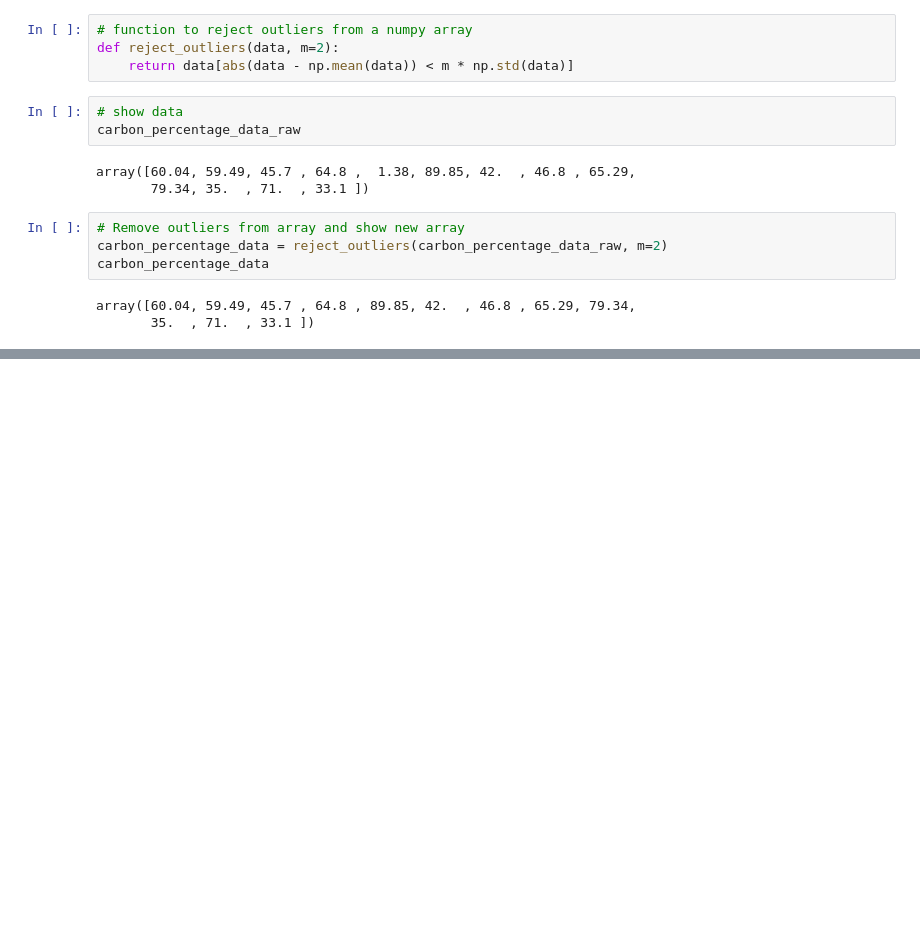
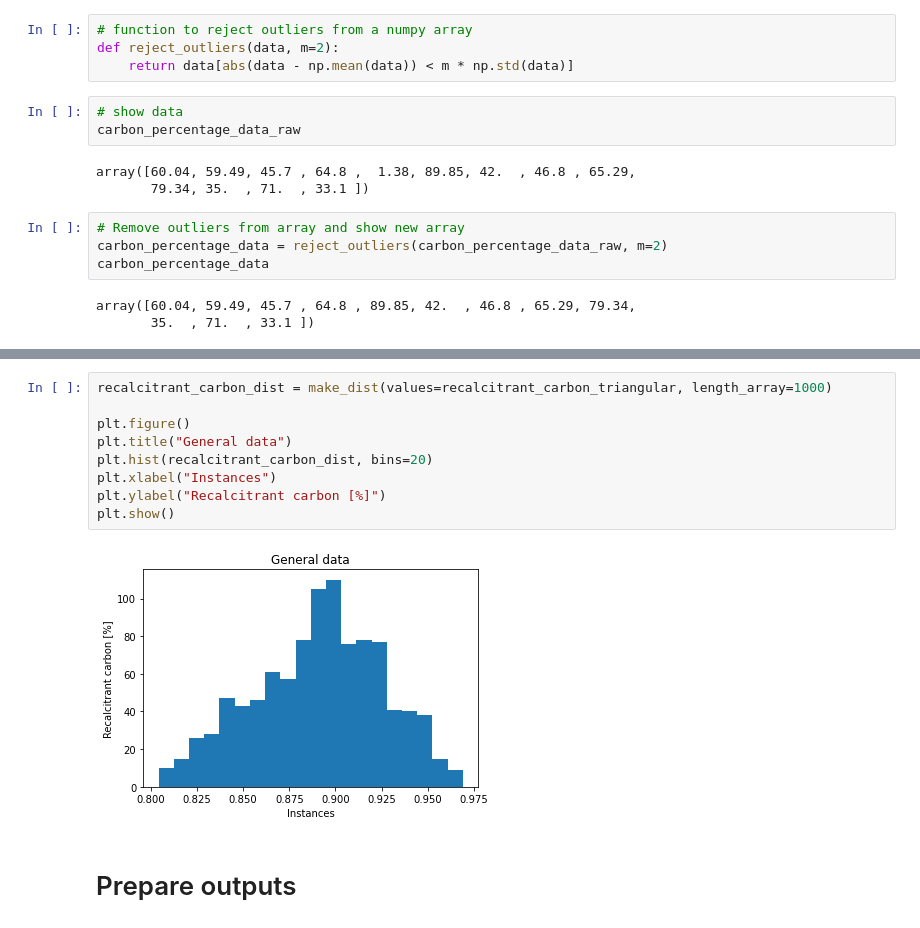
Before and after one commit to SimonAscher/Gasification_LCA_TEA, a Jupyter notebook: analysis/preliminary/biochar_properties/biochar_properties.ipynb, the cells around one changed output, grey strips where cells are left out. Drawn from its saved outputs; the diff is of its cells as text; blank space fills up the shorter version.

```diff
--- a/analysis/preliminary/biochar_properties/biochar_properties.ipynb
+++ b/analysis/preliminary/biochar_properties/biochar_properties.ipynb
@@ -43,0 +143,13 @@ recalcitrant_carbon_fraction_data
+# %%
+recalcitrant_carbon_dist = make_dist(values=recalcitrant_carbon_triangular, length_array=1000)
+
+plt.figure()
+plt.title("General data")
+plt.hist(recalcitrant_carbon_dist, bins=20)
+plt.xlabel("Instances")
+plt.ylabel("Recalcitrant carbon [%]")
+plt.show()
+# %% [output]
+[figure, added]
+# %% [markdown]
+# Prepare outputs
```
Also changed, not shown: parts of 16 cells of this notebook, 9 other files.
